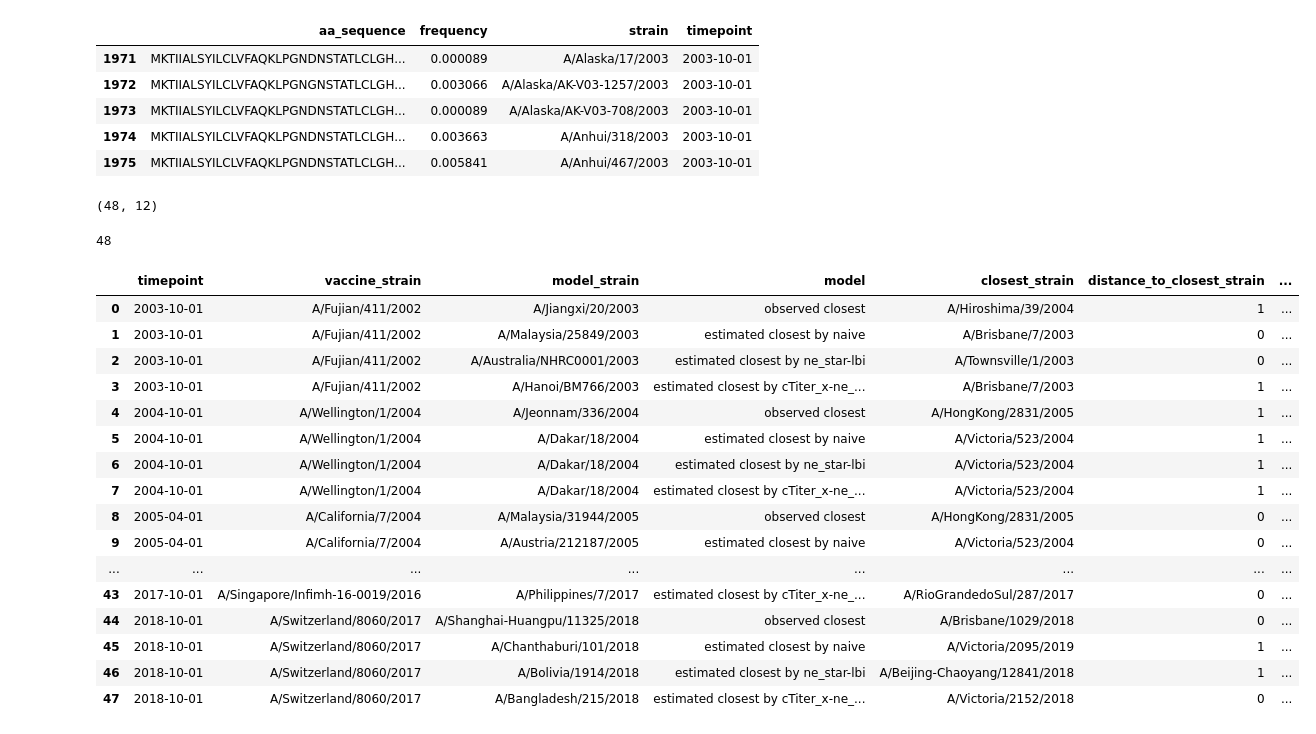
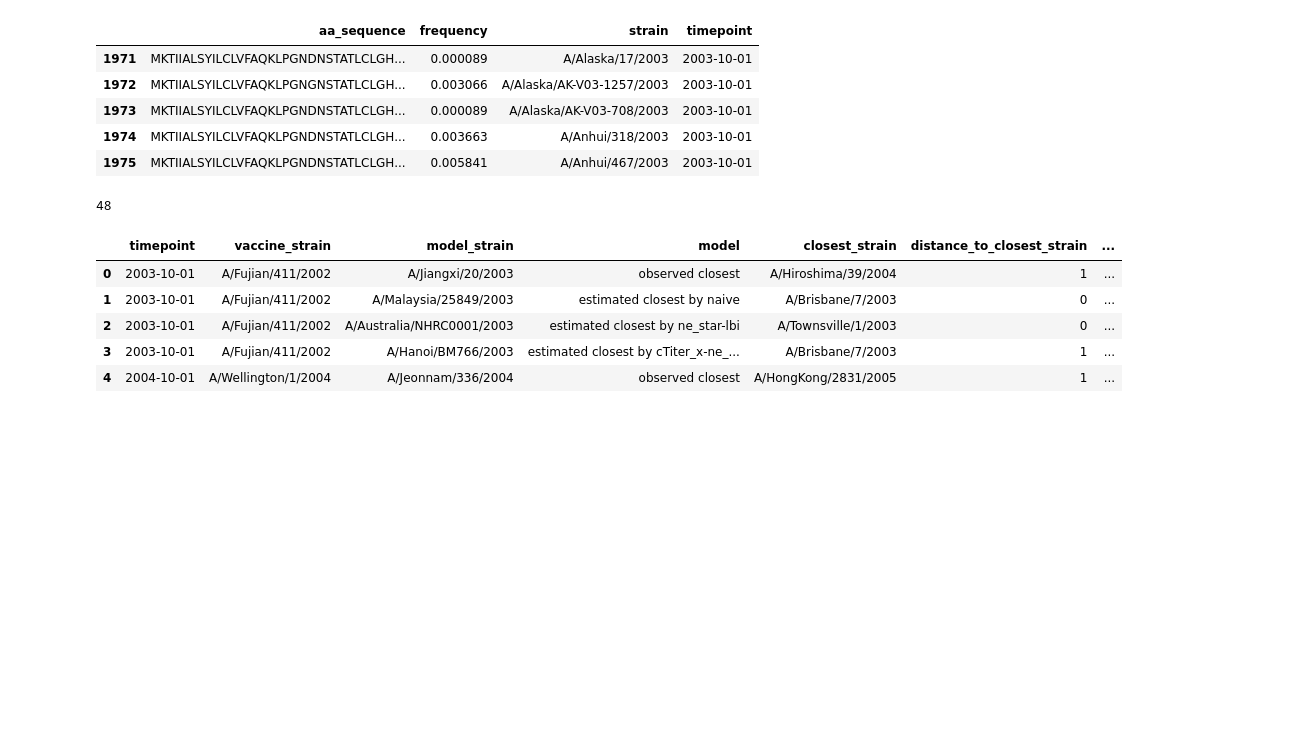
Before and after one commit to blab/flu-forecasting, a Jupyter notebook: logs/notebooks/vaccine-strain-comparison.ipynb, the cells around one changed output. Saved outputs shown, nothing was run; the diff lists cells and outputs as text; code cells hidden in the pictures; blank space fills up the shorter version.

```diff
--- a/logs/notebooks/vaccine-strain-comparison.ipynb
+++ b/logs/notebooks/vaccine-strain-comparison.ipynb
@@ -1068,10 +1026,6 @@ for index, row in closest_strains_and_vaccines.iterrows():
         "relative_distance_to_future": row["relative_distance_to_future"],
         "log2_titer": log2_titer
     })
-# %%
-closest_strains_and_vaccines.shape
-# %% [output]
-(48, 12)
 # %%
 len(antigenic_distances)
 # %% [output]
@@ -1079,22 +1033,11 @@ len(antigenic_distances)
 # %%
 antigenic_distances_df = pd.DataFrame(antigenic_distances)
 # %%
-antigenic_distances_df
+antigenic_distances_df.head()
 # %% [output]
 |  | timepoint | vaccine_strain | model_strain | model | closest_strain | distance_to_closest_strain | ... |
 | 0 | 2003-10-01 | A/Fujian/411/2002 | A/Jiangxi/20/2003 | observed closest | A/Hiroshima/39/2004 | 1 | ... |
 | 1 | 2003-10-01 | A/Fujian/411/2002 | A/Malaysia/25849/2003 | estimated closest by naive | A/Brisbane/7/2003 | 0 | ... |
 | 2 | 2003-10-01 | A/Fujian/411/2002 | A/Australia/NHRC0001/2003 | estimated closest by ne_star-lbi | A/Townsville/1/2003 | 0 | ... |
 | 3 | 2003-10-01 | A/Fujian/411/2002 | A/Hanoi/BM766/2003 | estimated closest by cTiter_x-ne_... | A/Brisbane/7/2003 | 1 | ... |
 | 4 | 2004-10-01 | A/Wellington/1/2004 | A/Jeonnam/336/2004 | observed closest | A/HongKong/2831/2005 | 1 | ... |
-| 5 | 2004-10-01 | A/Wellington/1/2004 | A/Dakar/18/2004 | estimated closest by naive | A/Victoria/523/2004 | 1 | ... |
-| 6 | 2004-10-01 | A/Wellington/1/2004 | A/Dakar/18/2004 | estimated closest by ne_star-lbi | A/Victoria/523/2004 | 1 | ... |
-| 7 | 2004-10-01 | A/Wellington/1/2004 | A/Dakar/18/2004 | estimated closest by cTiter_x-ne_... | A/Victoria/523/2004 | 1 | ... |
-| 8 | 2005-04-01 | A/California/7/2004 | A/Malaysia/31944/2005 | observed closest | A/HongKong/2831/2005 | 0 | ... |
-| 9 | 2005-04-01 | A/California/7/2004 | A/Austria/212187/2005 | estimated closest by naive | A/Victoria/523/2004 | 0 | ... |
-| ... | ... | ... | ... | ... | ... | ... | ... |
-| 43 | 2017-10-01 | A/Singapore/Infimh-16-0019/2016 | A/Philippines/7/2017 | estimated closest by cTiter_x-ne_... | A/RioGrandedoSul/287/2017 | 0 | ... |
-| 44 | 2018-10-01 | A/Switzerland/8060/2017 | A/Shanghai-Huangpu/11325/2018 | observed closest | A/Brisbane/1029/2018 | 0 | ... |
-| 45 | 2018-10-01 | A/Switzerland/8060/2017 | A/Chanthaburi/101/2018 | estimated closest by naive | A/Victoria/2095/2019 | 1 | ... |
-| 46 | 2018-10-01 | A/Switzerland/8060/2017 | A/Bolivia/1914/2018 | estimated closest by ne_star-lbi | A/Beijing-Chaoyang/12841/2018 | 1 | ... |
-| 47 | 2018-10-01 | A/Switzerland/8060/2017 | A/Bangladesh/215/2018 | estimated closest by cTiter_x-ne_... | A/Victoria/2152/2018 | 0 | ... |
```
Also changed, not shown: parts of 10 cells of this notebook, 3 other files.
